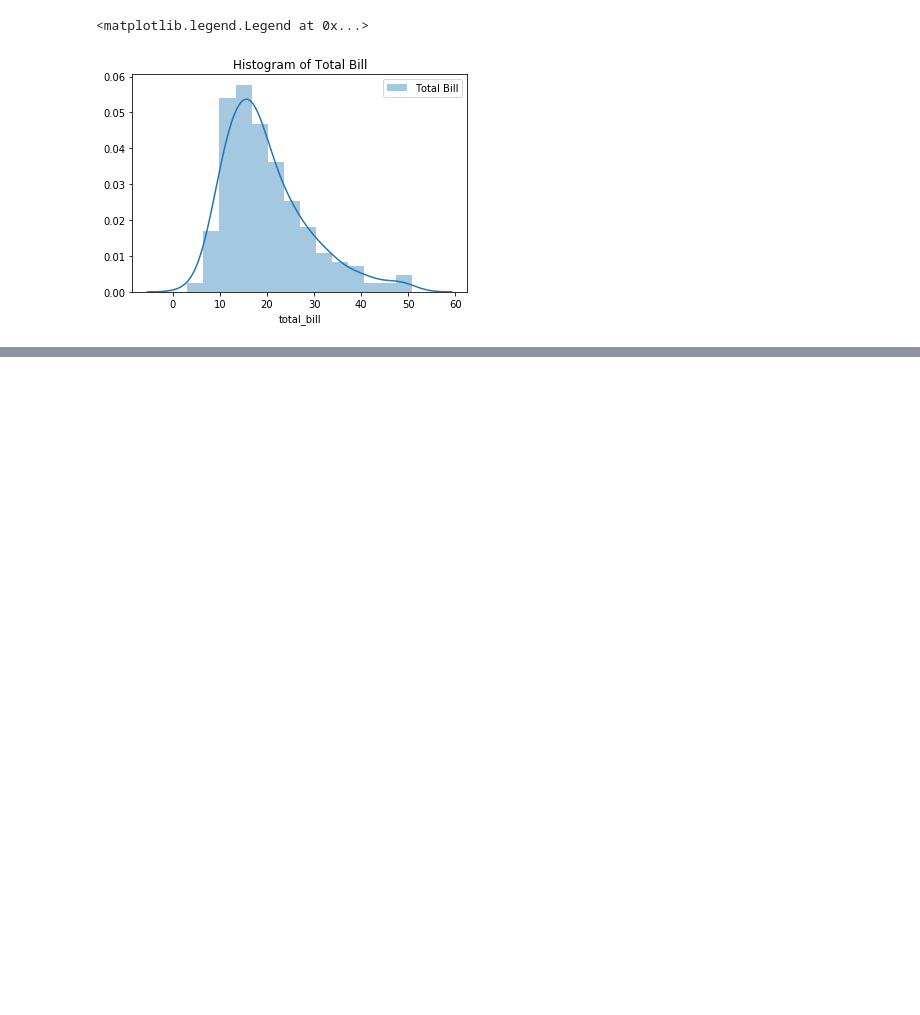
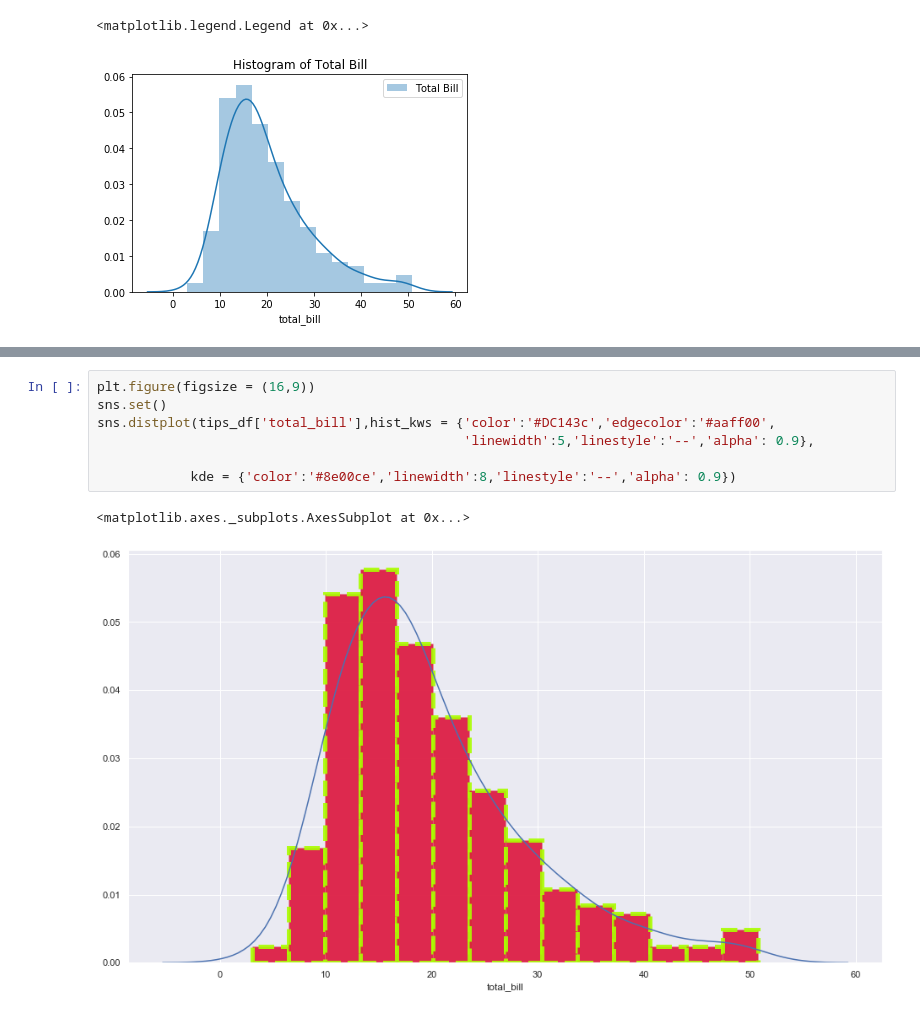
Before and after one commit to Itsmrk/Seaborn, a Jupyter notebook: 02.Seaborn histogram using distplot().ipynb, the cells around one changed output, grey strips where cells are left out. Cells and saved outputs as stored; diff of their text form; blank space fills up the shorter version.

```diff
--- a/02.Seaborn histogram using distplot().ipynb
+++ b/02.Seaborn histogram using distplot().ipynb
@@ -107,0 +150,10 @@ plt.legend()
+# %%
+plt.figure(figsize = (16,9))
+sns.set()
+sns.distplot(tips_df['total_bill'],hist_kws = {'color':'#DC143c','edgecolor':'#aaff00',
+                                               'linewidth':5,'linestyle':'--','alpha': 0.9},
+
+            kde = {'color':'#8e00ce','linewidth':8,'linestyle':'--','alpha': 0.9})
+# %% [output]
+<matplotlib.axes._subplots.AxesSubplot at 0x...>
+[figure, added]
```
Also changed, not shown: parts of 9 cells of this notebook.
